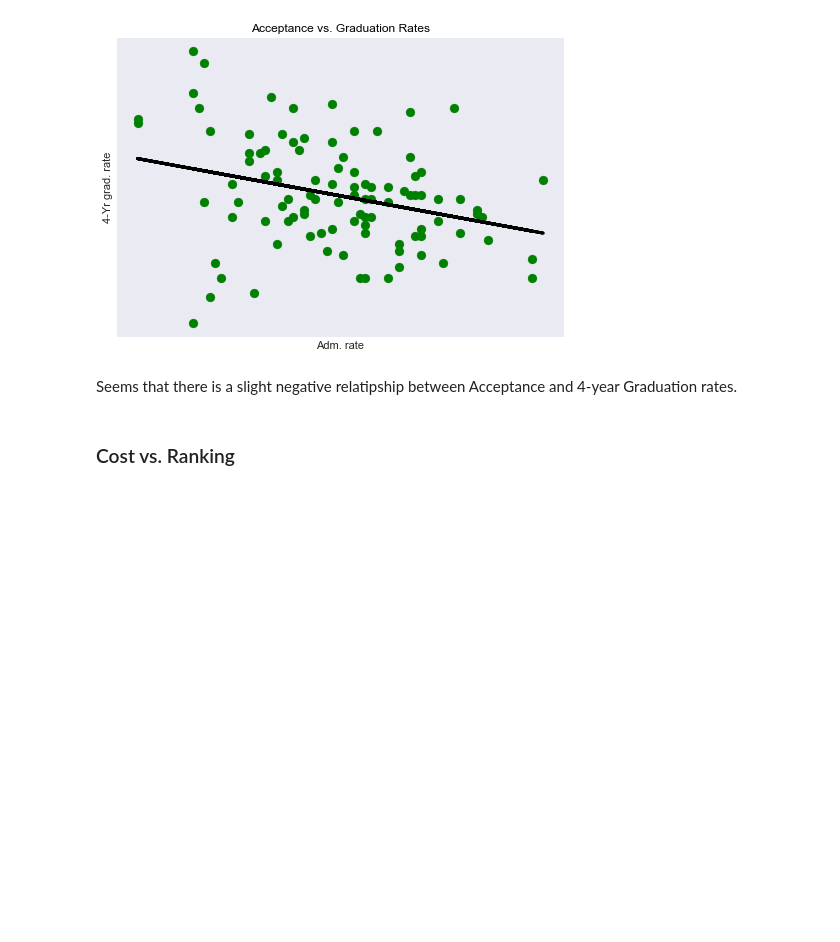
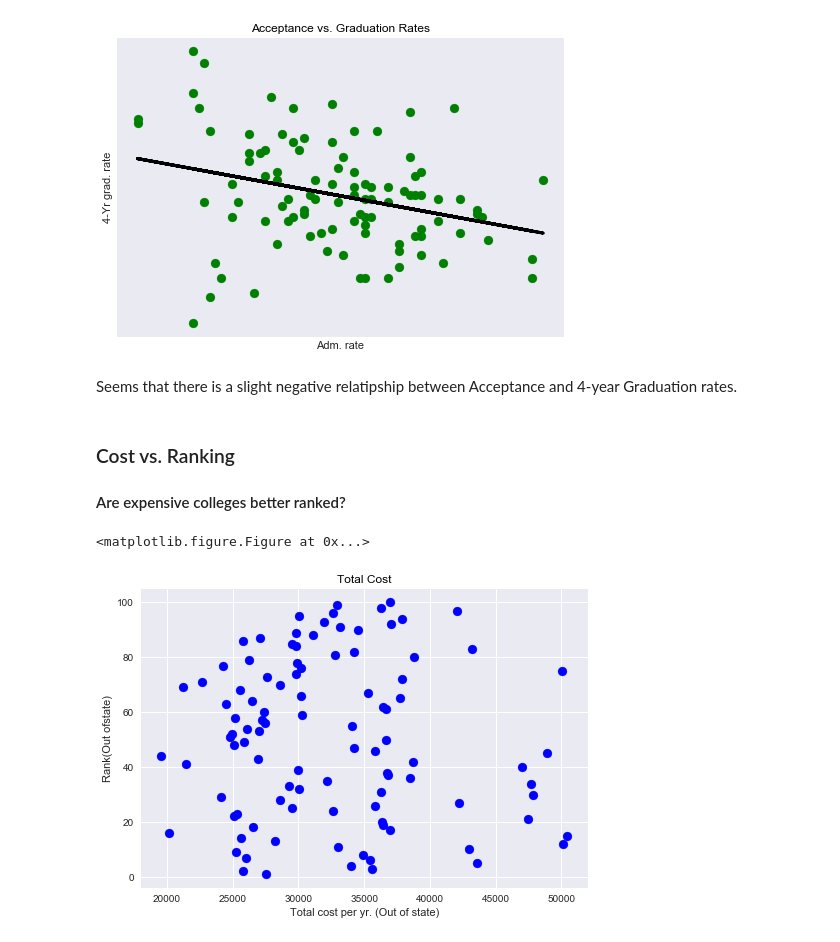
Before and after one commit to mesolmaz/KiplingerPublicCollegeRanking2011, a Jupyter notebook: KiplingerCollegeRankings_EDA.ipynb, the cells around one changed output. Drawn from its saved outputs; the diff is of its cells as text; code cells hidden in the pictures; blank space fills up the shorter version.

```diff
--- a/KiplingerCollegeRankings_EDA.ipynb
+++ b/KiplingerCollegeRankings_EDA.ipynb
@@ -158,3 +158,12 @@ plt.show()
 Seems that there is a slight negative relatipship between Acceptance and 4-year Graduation rates.
 # %% [markdown]
 ### Cost vs. Ranking
+#### Are expensive colleges better ranked?
+# %%
+plt.figure();
+scorecard.plot.scatter(x='Total cost per yr. (Out of state)', y='Rank(Out ofstate)',s=80, c='b')
+plt.title('Total Cost', color='black')
+plt.show()
+# %% [output]
+<matplotlib.figure.Figure at 0x...>
+[figure, added]
```
Also changed, not shown: parts of 20 cells of this notebook.
